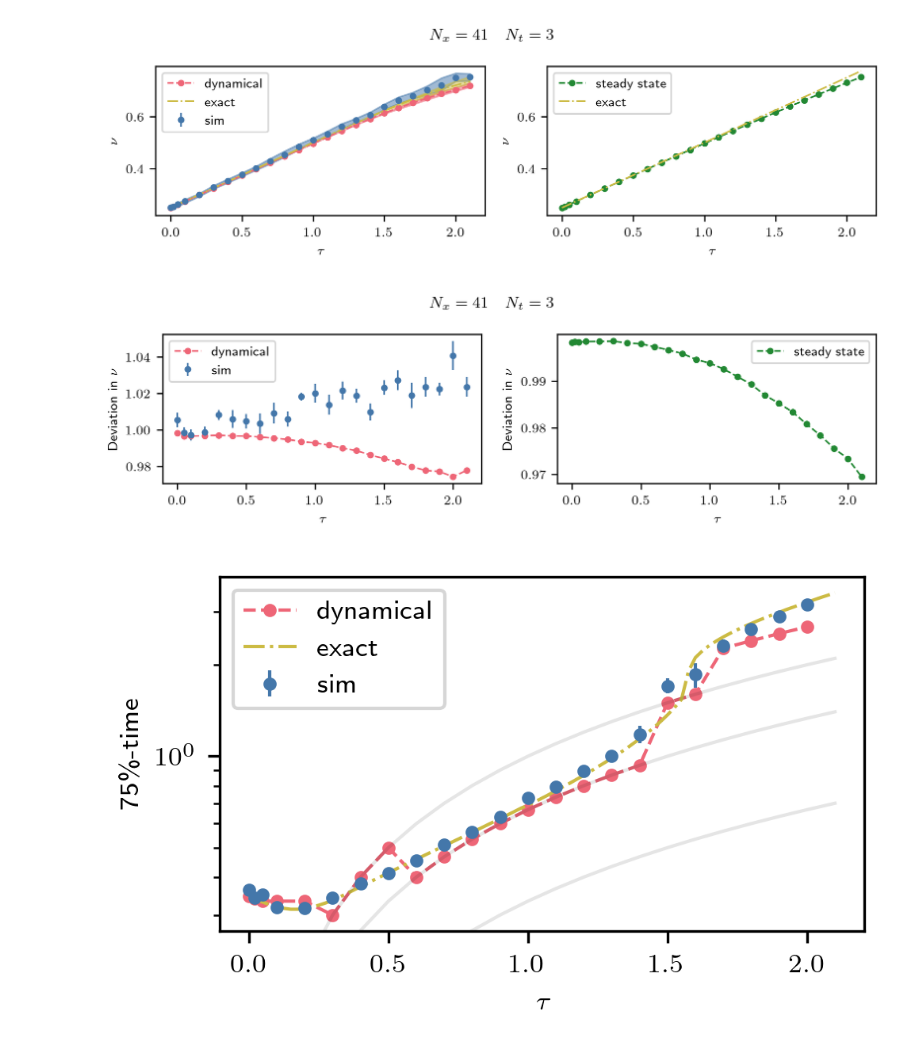
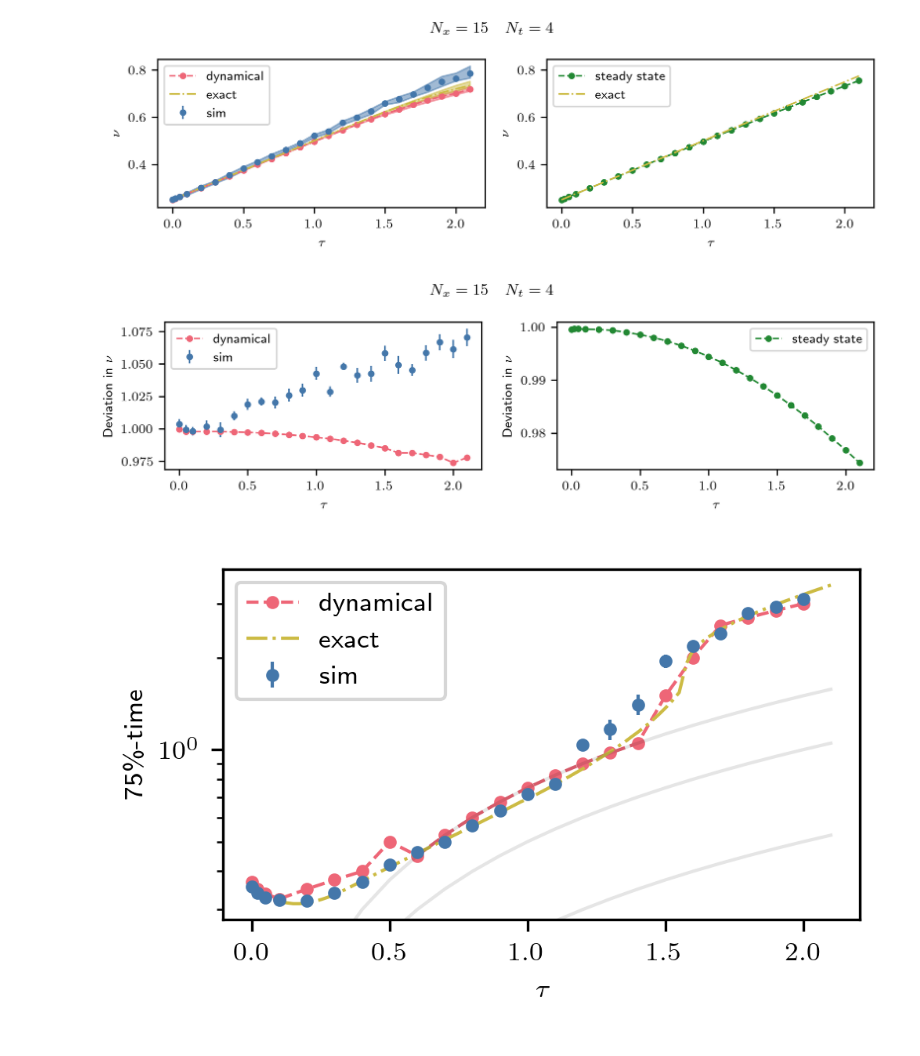
Before and after one commit to NilsToAn/overdampedDelayHarmonicOscillator, a Jupyter notebook: paper/variance_x2.ipynb, the cells around one changed output. Drawn from its saved outputs; the diff is of its cells as text; code cells hidden in the pictures.

```diff
--- a/paper/variance_x2.ipynb
+++ b/paper/variance_x2.ipynb
@@ -42,8 +40,8 @@ np.random.seed(42)
 s = 1
 D = s**2 / 2
 max_t = 10
-ntau = 3  # 2 #3
-N_x = 41  # 61 #81 #41
+ntau = 4  # 2 #3
+N_x = 15  # 61 #81 #41
 eq_perc = 0.75
 hist_sigma = 4
 avg_part = 4
@@ -59,7 +57,7 @@ elif force == "general":
 N_p = 2_000
 N_loop = 10
 
-ntau_sim = 60 #30 <- enough for linear, 60 <- better for general
+ntau_sim = 30 #30 <- enough for linear, 60 <- better for general
 
 ltaus = np.concatenate(([0, 0.02, 0.05, 0.1], np.arange(0.2, 2.2, 0.1)))
 sbs = np.empty(len(ltaus))
@@ -249,7 +247,7 @@ if with_legend:
 else:
     plt.savefig(f"graphics/x2var_{force}_Nx{N_x}_Nt{ntau}_no_legend.pdf")
 # %% [output]
-[figure, old version]
+[figure, new version]
 # %%
 plt.figure(figsize=(two_col, std_height))
 ax = plt.subplot(121)
@@ -291,40 +289,41 @@ plt.tight_layout()
 if with_legend:
     plt.savefig(f"graphics/additional/x2var_{force}_Nx{N_x}_Nt{ntau}_deviation.pdf")
 # %% [output]
-[figure, old version]
+[figure, new version]
 # %%
 # Only if system was able to reach steady state
 eq_perc = 0.75
 eq_f = 0.75
 q_f = np.log(1 - eq_f) / np.log(1 - eq_perc)
 max_t_eq = test_ltaus[(exact_eqtimes * q_f) < (max_t - max_t / avg_part)][-1]
 cond = ltaus <= max_t_eq
+plt.figure()
 plt.errorbar(ltaus[cond], *sim_eq_time[cond].T, **sim_plt_set)
 plt.plot(ltaus[cond], num_eq_time[cond, 0], **num_plt_set)
 plt.plot(test_ltaus[test_ltaus < max_t_eq*1.05], exact_eqtimes[test_ltaus < max_t_eq*1.05], **exact_plt_set)
 
 plt.yscale("log")
 # plt.ylim(3e-1, 2e1)
 if force == "linear":
     plt.ylim(0.7 * plt.ylim()[0], plt.ylim()[1])
     y = plt.ylim()[0] * 1.3
     plt.vlines([1 / np.e], *plt.ylim(), color="black")
     plt.text(0.5 * 1 / np.e, y, "I", ha="center", va="center")
     plt.text(0.5 * (1 / np.e + np.pi / 2), y, "II", ha="center", va="center")
 
 plt.xlim(*plt.xlim())
 plt.ylim(*plt.ylim())
 for i in range(4):
     plt.plot(ltaus, ltaus / ntau * i, color="black", alpha=0.1)
 
 if with_legend:
     plt.legend()
 plt.xlabel(r"$\tau$")
 plt.ylabel(r"75\%-time")
 plt.tight_layout()
 if with_legend:
     plt.savefig(f"graphics/x2eqtime_{force}_Nx{N_x}_Nt{ntau}.pdf")
 # %% [output]
-[figure, old version]
+[figure, new version]
 # %%
 fig, axs = plt.subplots(1, 2, figsize=(two_col, std_height))
```
Also changed, not shown: parts of 6 cells of this notebook, 58 other files.
